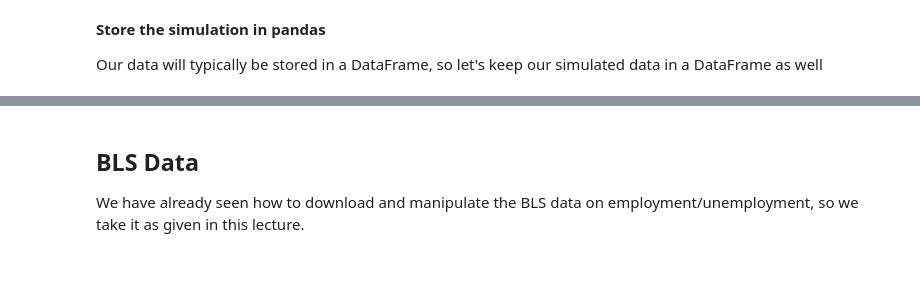
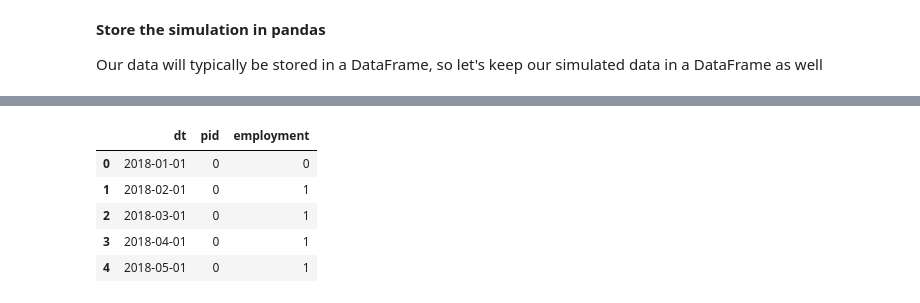
Before and after one commit to ComputationalSocialScience/PHBS20-21, a Jupyter notebook: Fall2020/L12_unemployment_lake/v1_employment_model.ipynb, the cells around one changed output, grey strips where cells are left out. Cells and saved outputs as stored; diff of their text form; code cells hidden in the pictures; blank space fills up the shorter version.

Commit message:
Add more lecture material

```diff
--- a/Fall2020/L12_unemployment_lake/v1_employment_model.ipynb
+++ b/Fall2020/L12_unemployment_lake/v1_employment_model.ipynb
@@ -403,12 +396,0 @@ def pandas_employment_cross_section(eu_ue_df, s_0, N=500):
-# %%
-T = 24
-eu_ue_df = pd.DataFrame(
-    {
-        "dt": pd.date_range("2019-01-01", periods=T, freq="MS"),
-        "alpha": np.ones(T)*0.25,
-        "beta": np.ones(T)*0.025
-    }
-)
-
-df = pandas_employment_cross_section(eu_ue_df, np.array([0.25, 0.75]), N=500)
-df.head()
@@ -540,10 +396,0 @@ def single_individual(eu_ue_df, pid, s_0):
-# %%
-eu_ue_df = pd.DataFrame(
-    {
-        "dt": pd.date_range("2020-01-01", periods=24, freq="MS"),
-        "alpha": 0.025,
-        "lambda": 0.25,
-    }
-)
-
-single_individual(eu_ue_df, 0, 0)
@@ -614,4 +396,0 @@ cps_single_individual(single_individual(eu_ue_df, 0, 0), 2020, 5)
-# %% [markdown]
-## BLS Data
-
-We have already seen how to download and manipulate the BLS data on employment/unemployment, so we take it as given in this lecture.
@@ -631,10 +396,0 @@ pre_covid_unemployment = (
-# %%
-eu_ue_df = (
-    bls.pivot(index="dt", columns="variable", values="value")
-       .assign(eu=lambda x: x["eu"]/x["employed"], ue=lambda x: x["ue"]/x["unemployed"])
-       .loc["2018-01-01":, ["eu", "ue"]]
-       .rename(columns={"eu": "alpha", "ue": "lambda"})
-       .reset_index()
-)
-
-eu_ue_df.head()
@@ -640,0 +437,19 @@ eu_ue_df.head()
+# %%
+T = 24
+eu_ue_df = pd.DataFrame(
+    {
+        "dt": pd.date_range("2018-01-01", periods=T, freq="MS"),
+        "alpha": np.ones(T)*0.25,
+        "beta": np.ones(T)*0.025
+    }
+)
+
+df = pandas_employment_cross_section(eu_ue_df, np.array([0.25, 0.75]), N=5_000)
+df.head()
+# %% [output]
+|  | dt | pid | employment |
+| 0 | 2018-01-01 | 0 | 0 |
+| 1 | 2018-02-01 | 0 | 1 |
+| 2 | 2018-03-01 | 0 | 1 |
+| 3 | 2018-04-01 | 0 | 1 |
+| 4 | 2018-05-01 | 0 | 1 |
```
Also changed, not shown: parts of 54 cells of this notebook, 1 other file.
